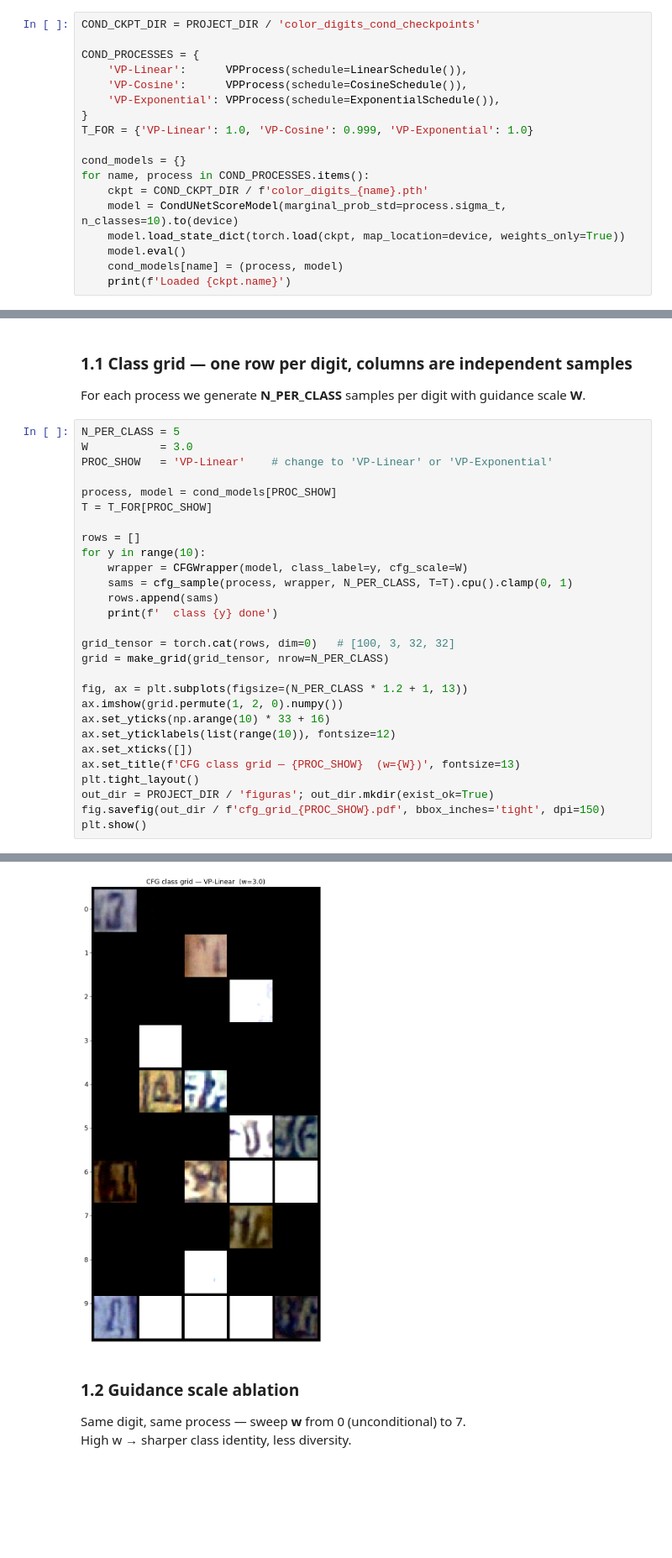
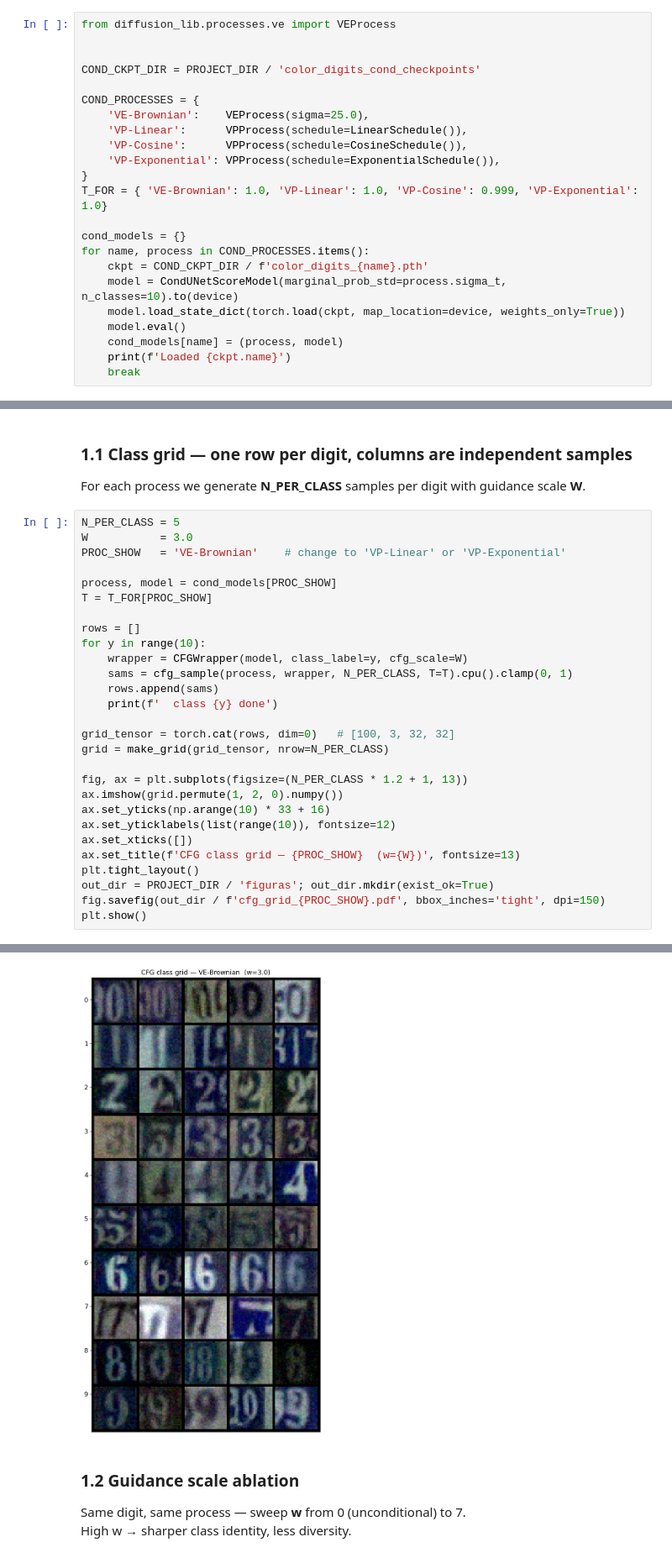
Before and after one commit to JosepDorronsoro/practicas3segundocuatri, a Jupyter notebook: apaut3/notebooks_extra/04_conditional_and_imputation.ipynb, the cells around one changed output, grey strips where cells are left out. Shown at 84% size. Drawn from its saved outputs; the diff is of its cells as text; blank space fills up the shorter version.

```diff
--- a/apaut3/notebooks_extra/04_conditional_and_imputation.ipynb
+++ b/apaut3/notebooks_extra/04_conditional_and_imputation.ipynb
@@ -48,14 +48,18 @@ The three conditional checkpoints were trained with the same U-Net architecture
 The guided score is:
 $$s_\text{CFG}(x,t,y) = s_\theta(x,t,\emptyset) + w\,\bigl[s_\theta(x,t,y) - s_\theta(x,t,\emptyset)\bigr]$$
 # %%
+from diffusion_lib.processes.ve import VEProcess
+
+
 COND_CKPT_DIR = PROJECT_DIR / 'color_digits_cond_checkpoints'
 
 COND_PROCESSES = {
+    'VE-Brownian':    VEProcess(sigma=25.0),
     'VP-Linear':      VPProcess(schedule=LinearSchedule()),
     'VP-Cosine':      VPProcess(schedule=CosineSchedule()),
     'VP-Exponential': VPProcess(schedule=ExponentialSchedule()),
 }
-T_FOR = {'VP-Linear': 1.0, 'VP-Cosine': 0.999, 'VP-Exponential': 1.0}
+T_FOR = { 'VE-Brownian': 1.0, 'VP-Linear': 1.0, 'VP-Cosine': 0.999, 'VP-Exponential': 1.0}
 
 cond_models = {}
 for name, process in COND_PROCESSES.items():
@@ -65,4 +69,5 @@ for name, process in COND_PROCESSES.items():
     model.eval()
     cond_models[name] = (process, model)
     print(f'Loaded {ckpt.name}')
+    break
 # %% [output]
@@ -94,7 +97,7 @@ For each process we generate **N_PER_CLASS** samples per digit with guidance sca
 # %%
 N_PER_CLASS = 5
 W           = 3.0
-PROC_SHOW   = 'VP-Linear'    # change to 'VP-Linear' or 'VP-Exponential'
+PROC_SHOW   = 'VE-Brownian'    # change to 'VP-Linear' or 'VP-Exponential'
 
 process, model = cond_models[PROC_SHOW]
 T = T_FOR[PROC_SHOW]
@@ -103,34 +106,34 @@ rows = []
 for y in range(10):
     wrapper = CFGWrapper(model, class_label=y, cfg_scale=W)
     sams = cfg_sample(process, wrapper, N_PER_CLASS, T=T).cpu().clamp(0, 1)
     rows.append(sams)
     print(f'  class {y} done')
 
 grid_tensor = torch.cat(rows, dim=0)   # [100, 3, 32, 32]
 grid = make_grid(grid_tensor, nrow=N_PER_CLASS)
 
 fig, ax = plt.subplots(figsize=(N_PER_CLASS * 1.2 + 1, 13))
 ax.imshow(grid.permute(1, 2, 0).numpy())
 ax.set_yticks(np.arange(10) * 33 + 16)
 ax.set_yticklabels(list(range(10)), fontsize=12)
 ax.set_xticks([])
 ax.set_title(f'CFG class grid — {PROC_SHOW}  (w={W})', fontsize=13)
 plt.tight_layout()
 out_dir = PROJECT_DIR / 'figuras'; out_dir.mkdir(exist_ok=True)
 fig.savefig(out_dir / f'cfg_grid_{PROC_SHOW}.pdf', bbox_inches='tight', dpi=150)
 plt.show()
 # %% [output]
   class 0 done
   class 1 done
   class 2 done
   class 3 done
   class 4 done
   class 5 done
   class 6 done
   class 7 done
   class 8 done
   class 9 done
-[figure, old version]
+[figure, new version]
 # %% [markdown]
 ### 1.2 Guidance scale ablation
 
```
Also changed, not shown: parts of 2 cells of this notebook, 17 other files.
